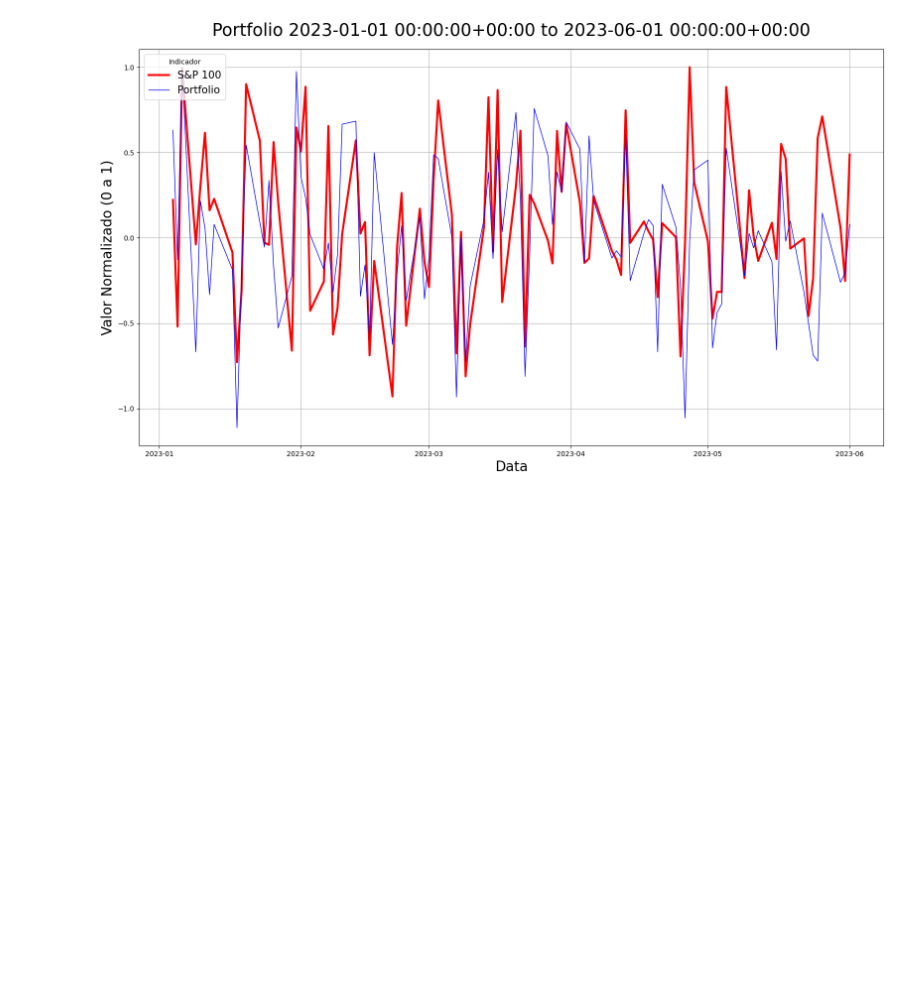
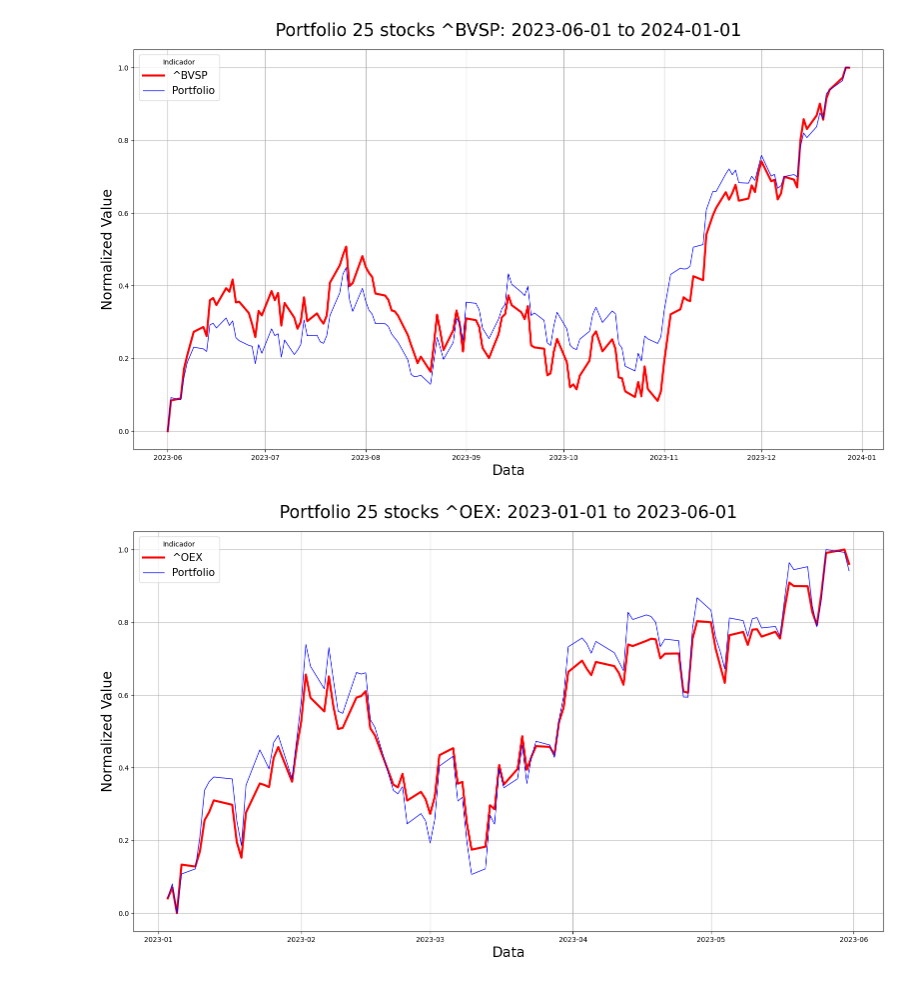
Before and after one commit to vitorholiveira/index_tracking, a Jupyter notebook: index_tracking.ipynb, the cells around one changed output. Cells and saved outputs as stored; diff of their text form; code cells hidden in the pictures; blank space fills up the shorter version.

```diff
--- a/index_tracking.ipynb
+++ b/index_tracking.ipynb
@@ -189,4 +250,8 @@ def plot_portfolio(portfolio, stocks_data, index_data, start_date, end_date):
+# %%
+plot_portfolio(portfolio_bvsp, x_bvsp_values_test, y_bvsp_values_test, start_date_test, end_date_test, bvsp_index_ticker)
+# %% [output]
+[figure, added]
 # %%
-plot_portfolio(portfolio_sp100, sp100_stocks_data, sp100_index_data, start_date_train, end_date_train)
+plot_portfolio(portfolio_sp100, x_sp100_values_train, y_sp100_values_train, start_date_train, end_date_train, sp100_index_ticker)
 # %% [output]
-[figure, old version]
+[figure, new version]
```
Also changed, not shown: parts of 22 cells of this notebook, 8 other files.
